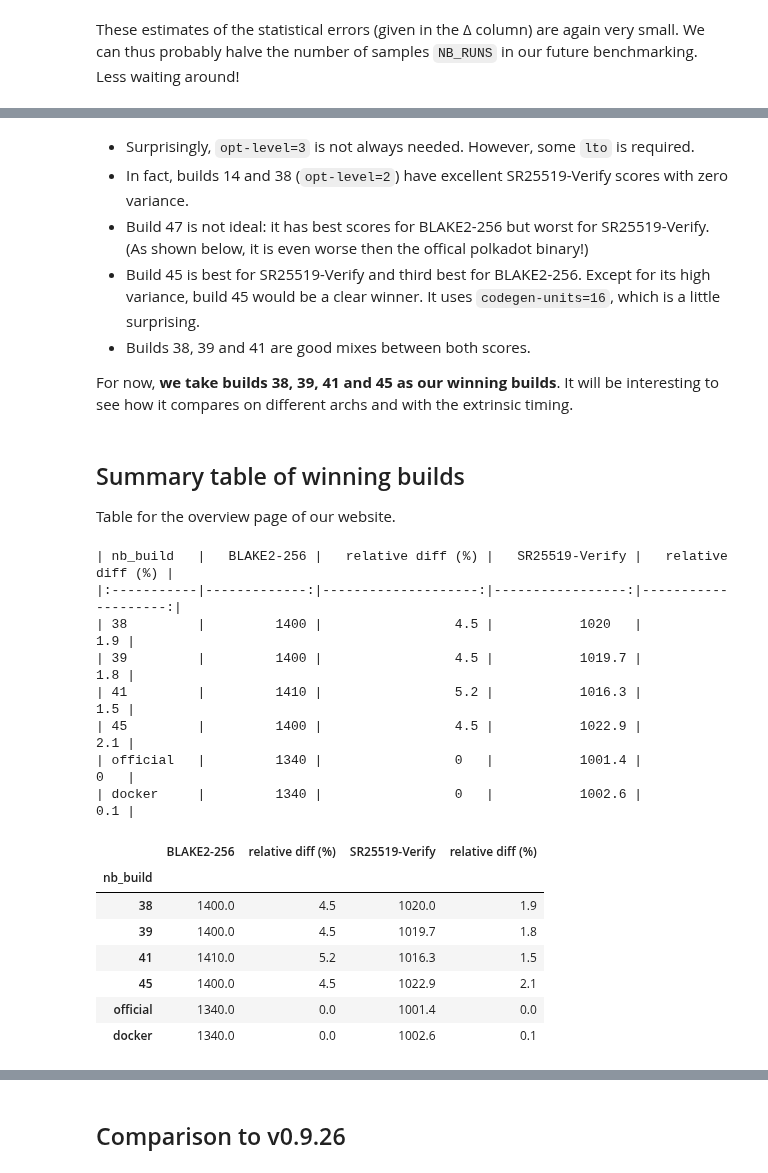
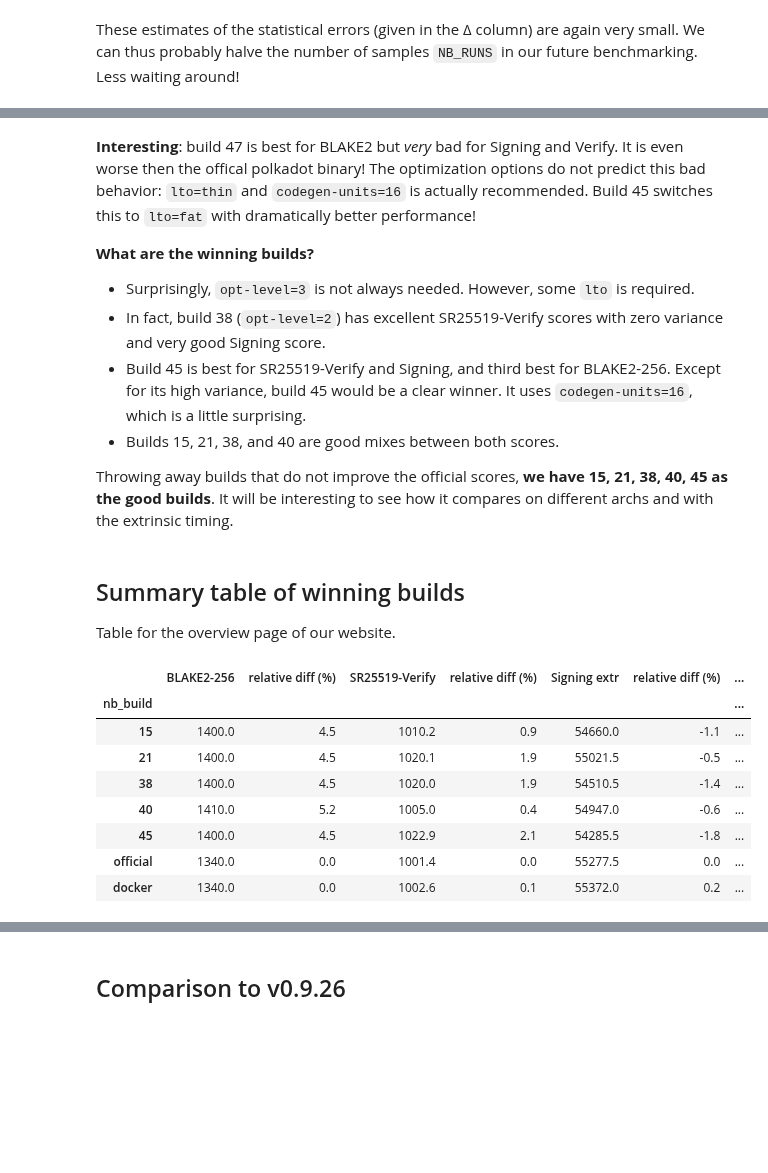
Before and after one commit to MathCryptoDoc/polkadot-optimized, a Jupyter notebook: notebook/analyze-0-9-27.ipynb, the cells around one changed output, grey strips where cells are left out. Drawn from its saved outputs; the diff is of its cells as text; code cells hidden in the pictures; blank space fills up the shorter version.

```diff
--- a/notebook/analyze-0-9-27.ipynb
+++ b/notebook/analyze-0-9-27.ipynb
@@ -29,14 +52,5 @@ plt.rcParams.update({'font.size': 16})
 # %%
-df = pd.read_feather("processed/todo/0.9.27_i7-12700_2022-Aug-08_13h11.feather")
-df['arch'] = df['arch'].fillna('none')
-df['host'] = df['host'].astype('category')
-df['arch'] = df['arch'].astype('category')
-df['ver'] = df['ver'].astype('category')
-# df['profile'] = df['profile'].astype('category') # no longer used
-df['codegen-units'] = df['codegen-units'].astype('int') # 1 or 16
-df['lto'] = df['lto'].astype('category') # off, thin, fat
-df['nb_run'] = df['nb_run'].astype('int')
-df['opt-level'] = df['opt-level'].astype('int')  # 2 or 3
-df['SR25519-Verify'] = df['SR25519-Verify']*1000 # same as in benchmark palette
-df.head()
+df = load_clean_benchmark("processed/todo/0.9.27_i7-12700_2022-Aug-08_13h11.feather", extrinsic=False)
+# Check for highest CPU percentage (TODO remove outliers if any)
+max(df.loc[:,"cpu"])
 # %% [output]
@@ -53,0 +58,4 @@ max(df.loc[:,"cpu"])
+# %%
+df_ex = load_clean_benchmark("processed/todo/extrinsic_0.9.27_work-pc_2022-Aug-08_13h11.feather", extrinsic=True)
+df_ex = df_ex.rename(columns={'med': 'Extr-Sign'})
+max(df_ex.loc[:,"cpu"])
@@ -277,13 +265,17 @@ build_table[build_table.index.isin(pareto)]
 | 45 | alderlake | nightly | 16 | fat | 3 |
 | 47 | alderlake | nightly | 16 | thin | 3 |
 # %% [markdown]
+**Interesting**: build 47 is best for BLAKE2 but *very* bad for Signing and Verify. It is even worse then the offical polkadot binary! The optimization options do not predict this bad behavior: ``lto=thin`` and ``codegen-units=16`` is actually recommended. Build 45 switches this to ``lto=fat`` with dramatically better performance!
+
+**What are the winning builds?**
 - Surprisingly, ``opt-level=3`` is not always needed. However, some ``lto`` is required.
-- In fact, builds 14 and 38 (``opt-level=2``) have excellent SR25519-Verify scores with zero variance.
-- Build 47 is not ideal: it has best scores for BLAKE2-256 but worst for SR25519-Verify. (As shown below, it is even worse then the offical polkadot binary!)
-- Build 45 is best for SR25519-Verify and third best for BLAKE2-256. Except for its high variance, build 45 would be a clear winner. It uses ``codegen-units=16``, which is a little surprising.
-- Builds 38, 39 and 41 are good mixes between both scores.
+- In fact, build 38 (``opt-level=2``) has excellent SR25519-Verify scores with zero variance and very good Signing score.
+- Build 45 is best for SR25519-Verify and Signing, and third best for BLAKE2-256. Except for its high variance, build 45 would be a clear winner. It uses ``codegen-units=16``, which is a little surprising.
+- Builds 15, 21, 38, and 40 are good mixes between both scores.
 
-For now, **we take builds 38, 39, 41 and 45 as our winning builds**. It will be interesting to see how it compares on different archs and with the extrinsic timing.
+Throwing away builds that do not improve the official scores, **we have 15, 21, 38, 40, 45 as the good builds**. It will be interesting to see how it compares on different archs and with the extrinsic timing.
+# %%
+good_builds = ['15', '21', '38', '40', '45']
 # %% [markdown]
 ## Summary table of winning builds
 
@@ -304,26 +291,24 @@ stats_score2 = statistics_table(df, 'SR25519-Verify')
 # %%
-good_builds = ['38', '39', '41', '45']
+stats_score1 = statistics_table(df, 'BLAKE2-256')
+stats_score2 = statistics_table(df, 'SR25519-Verify')
+stats_score3 = statistics_table(df_ex, 'Extr-Sign')
 stats1 = stats_score1.loc[good_builds + ['official', 'docker'], ['median', 'impr med off pct']]
 stats1 = stats1.rename(columns={"median": "BLAKE2-256", "impr med off pct": "relative diff (%)"})
 stats2 = stats_score2.loc[good_builds + ['official', 'docker'], ['median', 'impr med off pct']]
 stats2 = stats2.rename(columns={"median": "SR25519-Verify", "impr med off pct": "relative diff (%)"})
-sum_stats_build = pd.concat([stats1, stats2], axis=1).round(1)
-print( sum_stats_build.to_markdown() )
-sum_stats_build
+stats3 = stats_score3.loc[good_builds + ['official', 'docker'], ['median', 'impr med off pct']]
+stats3 = stats3.rename(columns={"median": "Signing extr", "impr med off pct": "relative diff (%)"})
+sum_stats_build = pd.concat([stats1, stats2, stats3], axis=1).round(1)
+# print( sum_stats_build.to_markdown() )  # for website
+optim_builds = build_table[build_table.index.isin(good_builds)]
+pd.concat([sum_stats_build, optim_builds[["codegen-units", "lto", "opt-level"]]], axis=1)
 # %% [output]
-| nb_build   |   BLAKE2-256 |   relative diff (%) |   SR25519-Verify |   relative diff (%) |
-|:-----------|-------------:|--------------------:|-----------------:|--------------------:|
-| 38         |         1400 |                 4.5 |           1020   |                 1.9 |
-| 39         |         1400 |                 4.5 |           1019.7 |                 1.8 |
-| 41         |         1410 |                 5.2 |           1016.3 |                 1.5 |
-| 45         |         1400 |                 4.5 |           1022.9 |                 2.1 |
-| official   |         1340 |                 0   |           1001.4 |                 0   |
-| docker     |         1340 |                 0   |           1002.6 |                 0.1 |
-|  | BLAKE2-256 | relative diff (%) | SR25519-Verify | relative diff (%) |
-| nb_build |  |  |  |  |
-| 38 | 1400.0 | 4.5 | 1020.0 | 1.9 |
-| 39 | 1400.0 | 4.5 | 1019.7 | 1.8 |
-| 41 | 1410.0 | 5.2 | 1016.3 | 1.5 |
-| 45 | 1400.0 | 4.5 | 1022.9 | 2.1 |
-| official | 1340.0 | 0.0 | 1001.4 | 0.0 |
-| docker | 1340.0 | 0.0 | 1002.6 | 0.1 |
+|  | BLAKE2-256 | relative diff (%) | SR25519-Verify | relative diff (%) | Signing extr | relative diff (%) | ... |
+| nb_build |  |  |  |  |  |  | ... |
+| 15 | 1400.0 | 4.5 | 1010.2 | 0.9 | 54660.0 | -1.1 | ... |
+| 21 | 1400.0 | 4.5 | 1020.1 | 1.9 | 55021.5 | -0.5 | ... |
+| 38 | 1400.0 | 4.5 | 1020.0 | 1.9 | 54510.5 | -1.4 | ... |
+| 40 | 1410.0 | 5.2 | 1005.0 | 0.4 | 54947.0 | -0.6 | ... |
+| 45 | 1400.0 | 4.5 | 1022.9 | 2.1 | 54285.5 | -1.8 | ... |
+| official | 1340.0 | 0.0 | 1001.4 | 0.0 | 55277.5 | 0.0 | ... |
+| docker | 1340.0 | 0.0 | 1002.6 | 0.1 | 55372.0 | 0.2 | ... |
```
Also changed, not shown: parts of 38 cells of this notebook, 2 other files.
